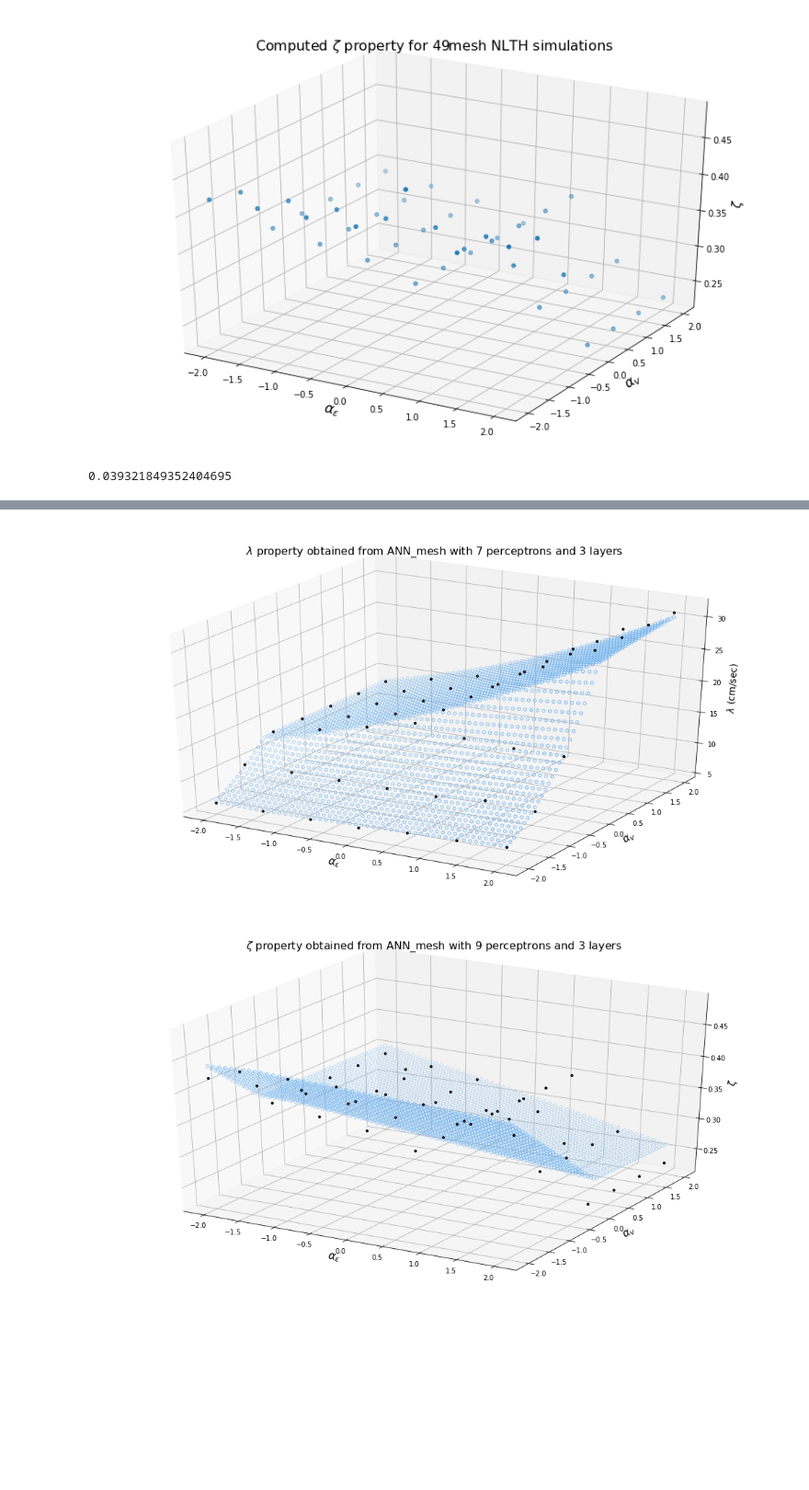
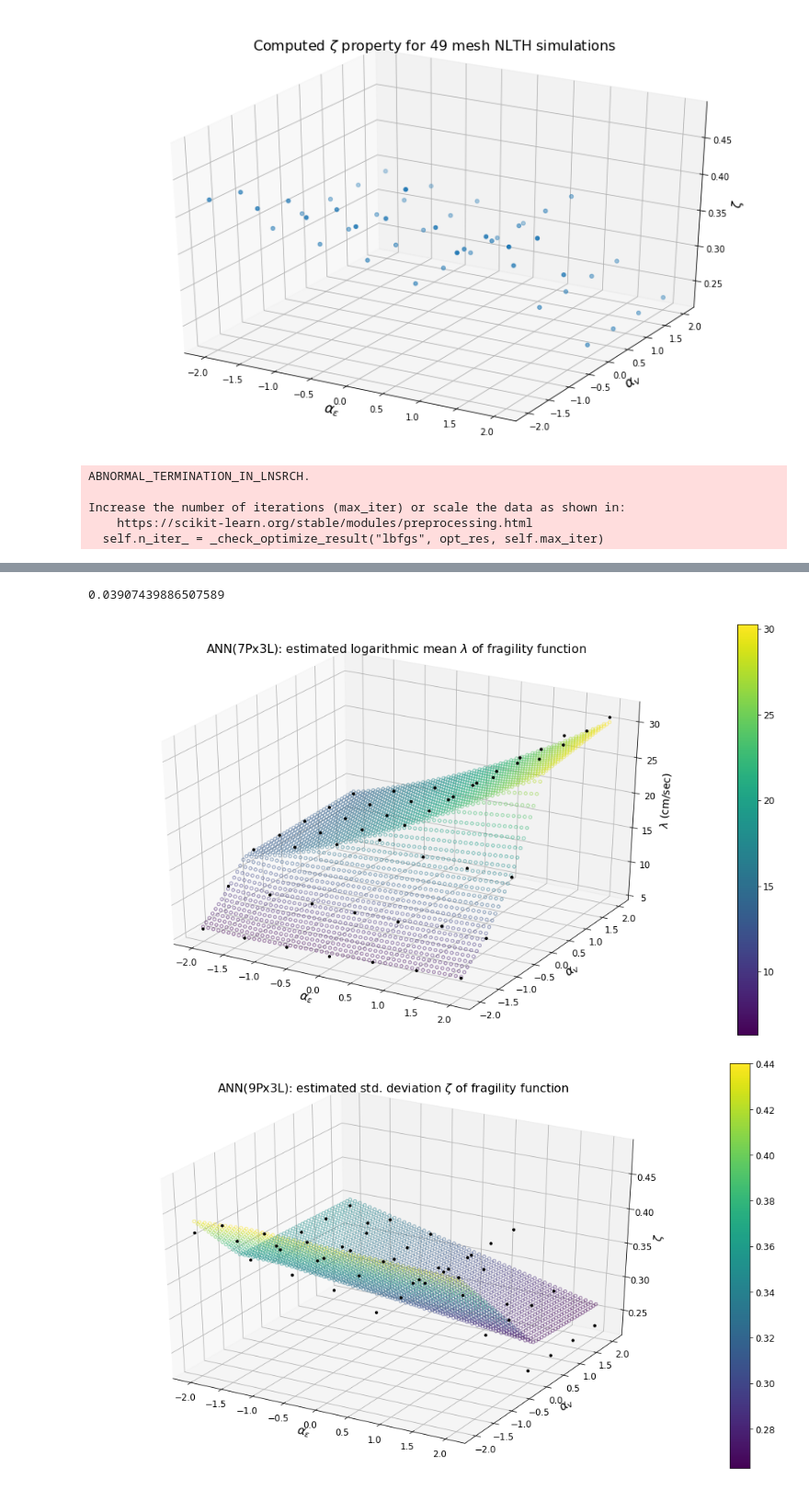
Before and after one commit to mtareqsoliman/msthesis, a Jupyter notebook: Benchmark_RS_ANN_12022022.ipynb, the cells around one changed output, grey strips where cells are left out. Shown at 92% size. Saved outputs shown, nothing was run; the diff lists cells and outputs as text; code cells hidden in the pictures; blank space fills up the shorter version.

```diff
--- a/Benchmark_RS_ANN_12022022.ipynb
+++ b/Benchmark_RS_ANN_12022022.ipynb
@@ -29,7 +29,7 @@ np.seterr(divide='ignore')
 # %%
 
 #NLTHA100 = pd.read_excel('https://github.com/mtareqsoliman/msthesis/blob/main/Results/100NLTHA_FINAL.xlsx?raw=true')
-NLTHA100 = pd.read_excel('https://github.com/mtareqsoliman/msthesis/blob/main/Results/NLTHA100_v2.xlsx?raw=true')
+NLTHA100 = pd.read_excel('https://github.com/mtareqsoliman/msthesis/blob/main/Results/NLTHA200_v2.xlsx?raw=true')
                           # ln(x)                                mean(ln(x))                                  stdev(ln(x))
 from sklearn.preprocessing import StandardScaler
 ecu_9600_alpha = StandardScaler().fit_transform(np.log(-NLTHA100[['ecu']]))
@@ -1433,17 +1436,28 @@ fig, ax = plt.subplots(figsize =(18,10), subplot_kw={'projection': '3d'})
 ax.set_zlabel(r"$\lambda$ (cm/sec)",fontsize=14)
 ax.set_xlabel(r"$\alpha_\epsilon$",fontsize=16)
 ax.set_ylabel(r"$\alpha_v$",fontsize=16)
-ax.set_title(r"$\lambda$ property obtained from ANN_mesh with "+str(nprcptrns)+" perceptrons and "+str(nlyrs)+" layers",fontsize=16)
+ax.set_title(r"ANN("+str(nprcptrns)+"Px"+str(nlyrs)+"L): estimated logarithmic mean $\lambda$ of fragility function",fontsize=16)
 ax.scatter(x_ANN_mesh[:,0], x_ANN_mesh[:,1], np.exp(y_ANN_mesh[:,0]),color='black',marker='.',alpha=1,s=40)
-ax.scatter(x1_mesh_ANN_mesh, x2_mesh_ANN_mesh, np.exp(y_mesh_ANN_mesh[:,0]), facecolor=(0,0,0,0), s=20, edgecolor='#70b3f0')
+#ax.scatter(x1_mesh_ANN_mesh, x2_mesh_ANN_mesh, np.exp(y_mesh_ANN_mesh[:,0]), facecolor=(0,0,0,0), s=20, edgecolor='#70b3f0')
+sc_1 = ax.scatter(x1_mesh_ANN_mesh, x2_mesh_ANN_mesh, np.exp(y_mesh_ANN_mesh[:,0]), c=np.exp(y_mesh_ANN_mesh[:,0]),marker="$\u25EF$", s=20, cmap='viridis',alpha=0.35)
+cbar1 = fig.colorbar(sc_1)
+cbar1.set_alpha(1)
+cbar1.draw_all()
+
 
 fig, ax = plt.subplots(figsize =(18,10), subplot_kw={'projection': '3d'})
 ax.set_zlabel(r"$\zeta$",fontsize=14)
 ax.set_xlabel(r"$\alpha_\epsilon$",fontsize=16)
 ax.set_ylabel(r"$\alpha_v$",fontsize=16)
-ax.set_title(r"$\zeta$ property obtained from ANN_mesh with 9 perceptrons and 3 layers",fontsize=16)
+ax.set_title(r"ANN(9Px3L): estimated std. deviation $\zeta$ of fragility function",fontsize=16)
 ax.scatter(x_ANN_mesh[:,0], x_ANN_mesh[:,1], y_ANN_mesh[:,1],color='black',marker='.',alpha=1,s=40)
-ax.scatter(x1_mesh_ANN_mesh, x2_mesh_ANN_mesh, y_mesh_ANN_mesh[:,1], facecolor=(0,0,0,0), s=20, edgecolor='#70b3f0')
+#ax.scatter(x1_mesh_ANN_mesh, x2_mesh_ANN_mesh, y_mesh_ANN_mesh[:,1], facecolor=(0,0,0,0), s=20, edgecolor='#70b3f0')
+sc_2 = ax.scatter(x1_mesh_ANN_mesh, x2_mesh_ANN_mesh, y_mesh_ANN_mesh[:,1], c=y_mesh_ANN_mesh[:,1],marker="$\u25EF$", s=20, cmap='viridis',alpha=0.35)
+cbar2 = fig.colorbar(sc_2)
+cbar2.set_alpha(1)
+
+cbar2.draw_all()
+
 
 result_table = pd.DataFrame({'y_act':y_ANN_mesh.tolist(),'y_pred':y_pred_ANN_mesh.tolist()}).to_excel('ssss.xlsx')
 
@@ -1453,6 +1467,9 @@ z_list = []
 
 for i in np.arange(len(y_ANN_mesh)):
   fragility_table_ANN_mesh.loc[i] = sp.norm.cdf(np.log(IM),y_ANN_mesh[i,0],y_ANN_mesh[i,1])
-fragility_table_ANN_mesh
 # %% [output]
-0.039321849352404695
+ABNORMAL_TERMINATION_IN_LNSRCH.
+
+Increase the number of iterations (max_iter) or scale the data as shown in:
+    https://scikit-learn.org/stable/modules/preprocessing.html
+  self.n_iter_ = _check_optimize_result("lbfgs", opt_res, self.max_iter)
@@ -1476,5 +1476,6 @@ fragility_table_ANN_mesh
+0.03907439886507589
-[figure, old version]
+[figure, new version]
-[figure, old version]
+[figure, new version]
 # %%
 alpha_ecu_1000_mesh = np.random.normal(0, 1, 1000)
 alpha_Vult_1000_mesh = np.random.normal(0, 1, 1000)
```
Also changed, not shown: parts of 19 cells of this notebook.
